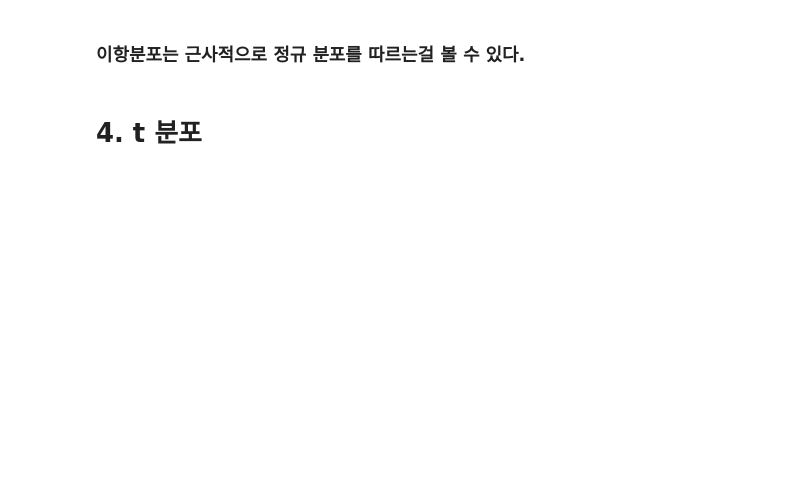
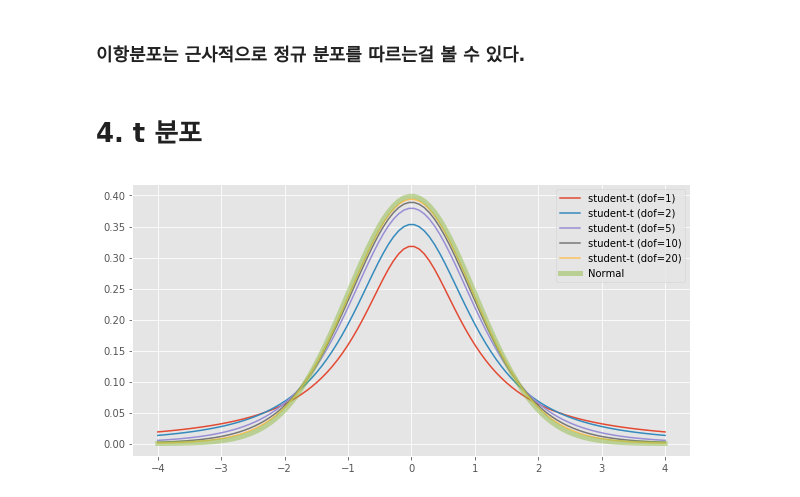
Before and after one commit to surprisoh/datascience_scratch_3, a Jupyter notebook: code/DAY3_02.Probability.ipynb, the cells around one changed output. Cells and saved outputs as stored; diff of their text form; code cells hidden in the pictures; blank space fills up the shorter version.

```diff
--- a/code/DAY3_02.Probability.ipynb
+++ b/code/DAY3_02.Probability.ipynb
@@ -129,9 +142,11 @@ make_hist(0.75, 100,1000)
 # %%
 xx = np.linspace(-4, 4, 100)
 plt.figure(figsize = (10, 5))
 for dof in [1, 2, 5, 10, 20]:
     rv = stats.t(df=dof)
     plt.plot(xx, rv.pdf(xx), label=("student-t (dof={})".format(dof)))
-plt.plot(xx, sp.stats.norm().pdf(xx), label="Normal", lw=5, alpha=0.5)
+plt.plot(xx, stats.norm().pdf(xx), label="Normal", lw=5, alpha=0.5)
 plt.legend()
 plt.show()
+# %% [output]
+[figure, added]
```
Also changed, not shown: parts of 7 cells of this notebook, 7 other files.
